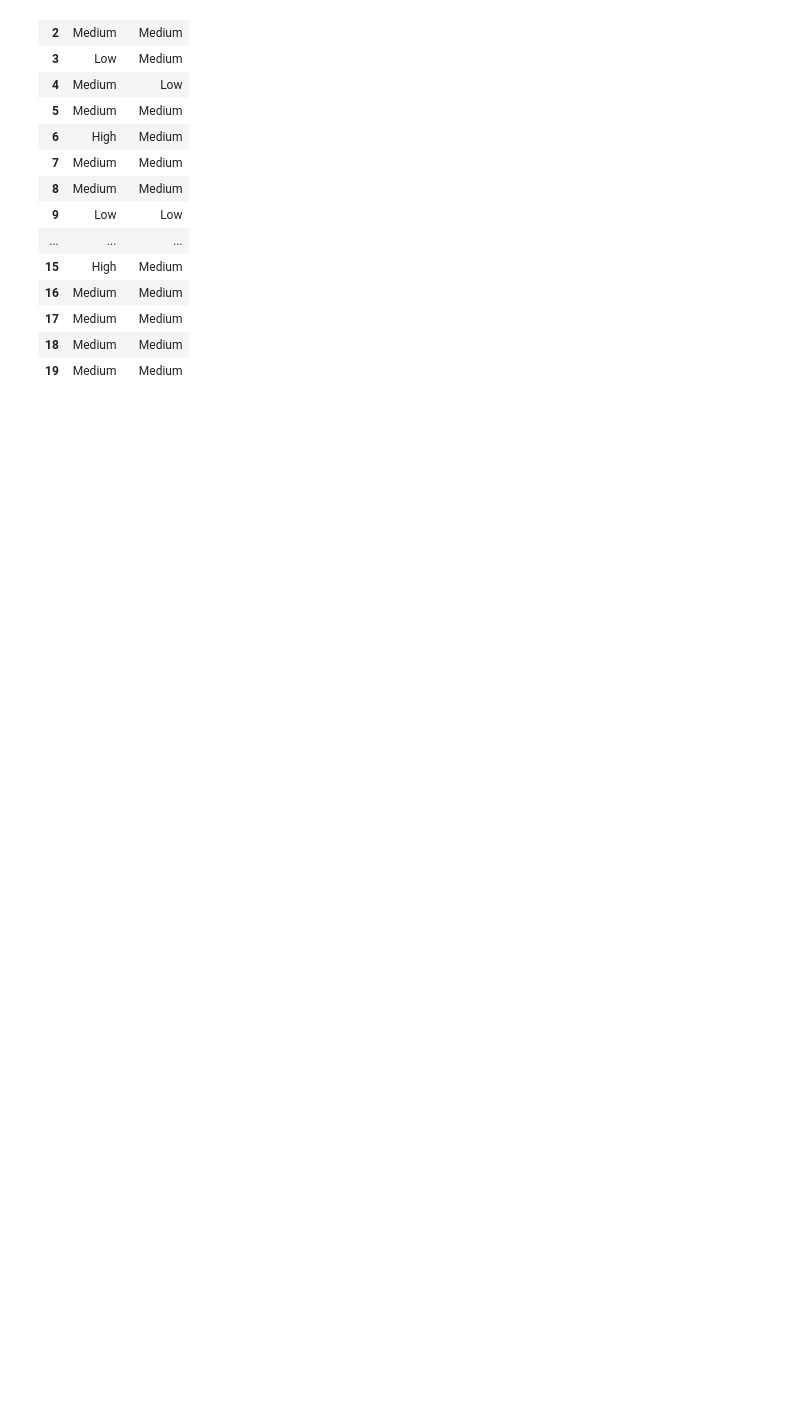
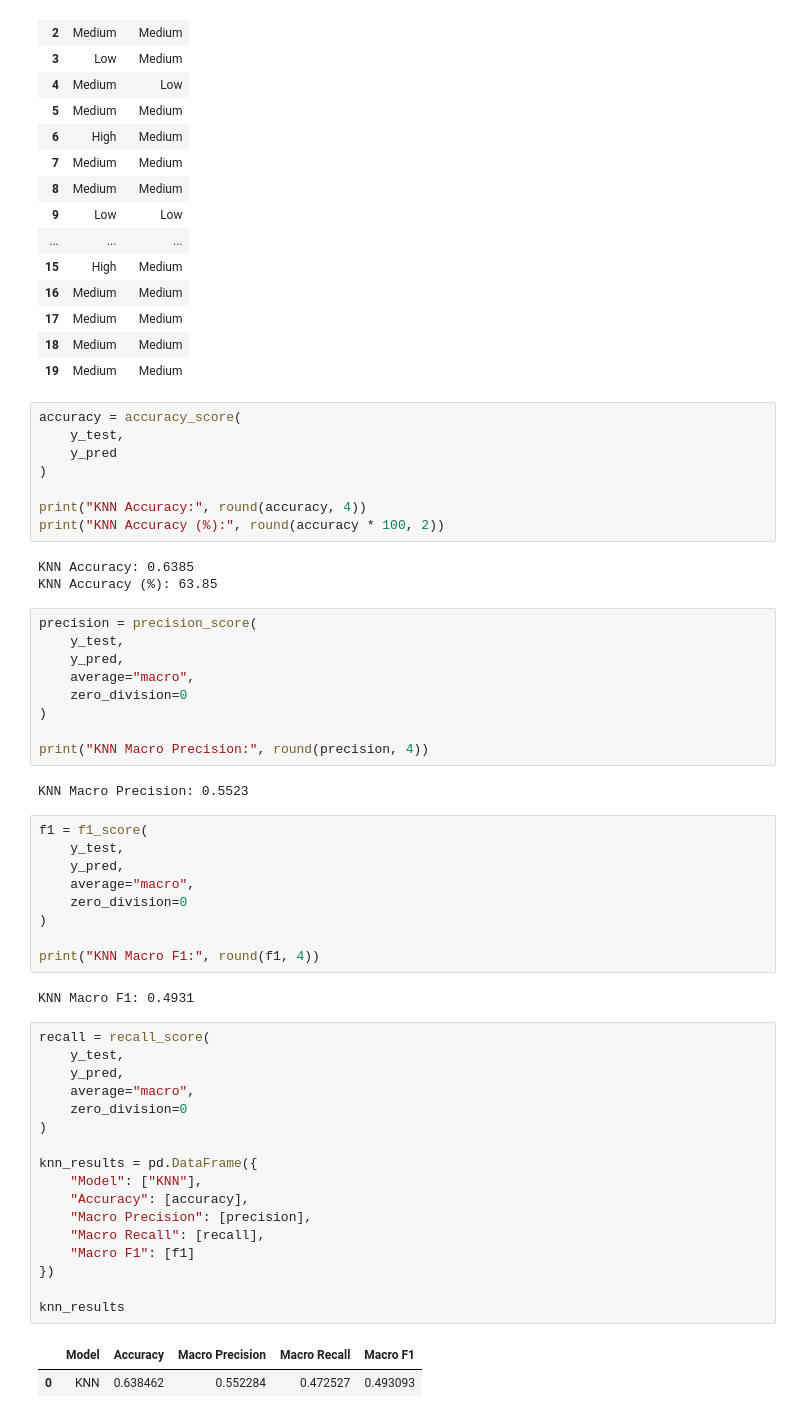
Before and after one commit to lightcode01-oss/IYB_INTERNSHIP, a Jupyter notebook: Day_11_KNN_Classification_Model.ipynb, the cells around one changed output. Drawn from its saved outputs; the diff is of its cells as text; blank space fills up the shorter version.

```diff
--- a/Day_11_KNN_Classification_Model.ipynb
+++ b/Day_11_KNN_Classification_Model.ipynb
@@ -306,3 +306,56 @@ prediction_comparison.head(20)
 | 17 | Medium | Medium |
 | 18 | Medium | Medium |
 | 19 | Medium | Medium |
+# %%
+accuracy = accuracy_score(
+    y_test,
+    y_pred
+)
+
+print("KNN Accuracy:", round(accuracy, 4))
+print("KNN Accuracy (%):", round(accuracy * 100, 2))
+# %% [output]
+KNN Accuracy: 0.6385
+KNN Accuracy (%): 63.85
+# %%
+precision = precision_score(
+    y_test,
+    y_pred,
+    average="macro",
+    zero_division=0
+)
+
+print("KNN Macro Precision:", round(precision, 4))
+# %% [output]
+KNN Macro Precision: 0.5523
+# %%
+f1 = f1_score(
+    y_test,
+    y_pred,
+    average="macro",
+    zero_division=0
+)
+
+print("KNN Macro F1:", round(f1, 4))
+# %% [output]
+KNN Macro F1: 0.4931
+# %%
+recall = recall_score(
+    y_test,
+    y_pred,
+    average="macro",
+    zero_division=0
+)
+
+knn_results = pd.DataFrame({
+    "Model": ["KNN"],
+    "Accuracy": [accuracy],
+    "Macro Precision": [precision],
+    "Macro Recall": [recall],
+    "Macro F1": [f1]
+})
+
+knn_results
+# %% [output]
+|  | Model | Accuracy | Macro Precision | Macro Recall | Macro F1 |
+| 0 | KNN | 0.638462 | 0.552284 | 0.472527 | 0.493093 |
```
Also changed, not shown: parts of 1 cell of this notebook.
